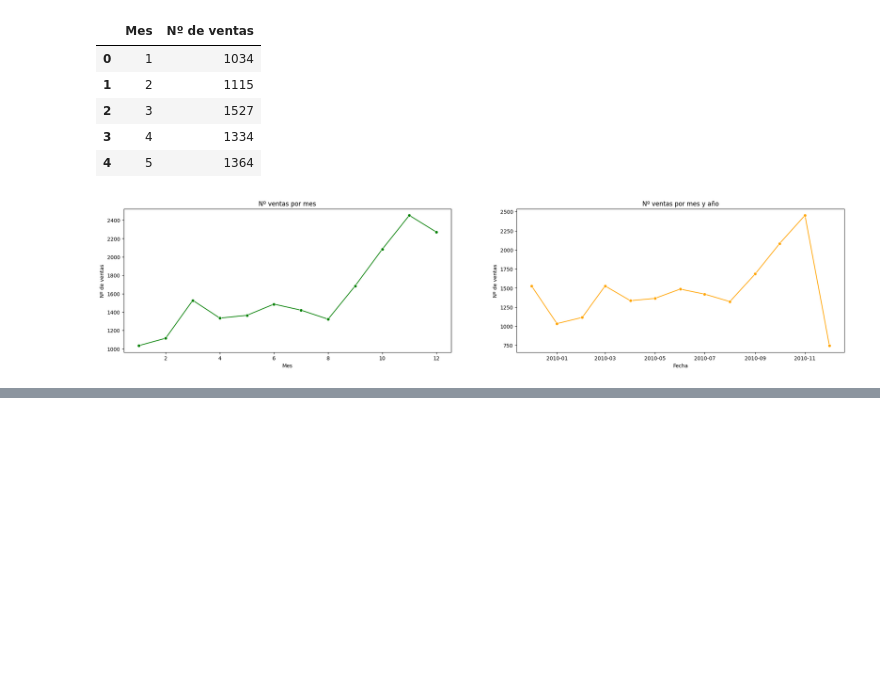
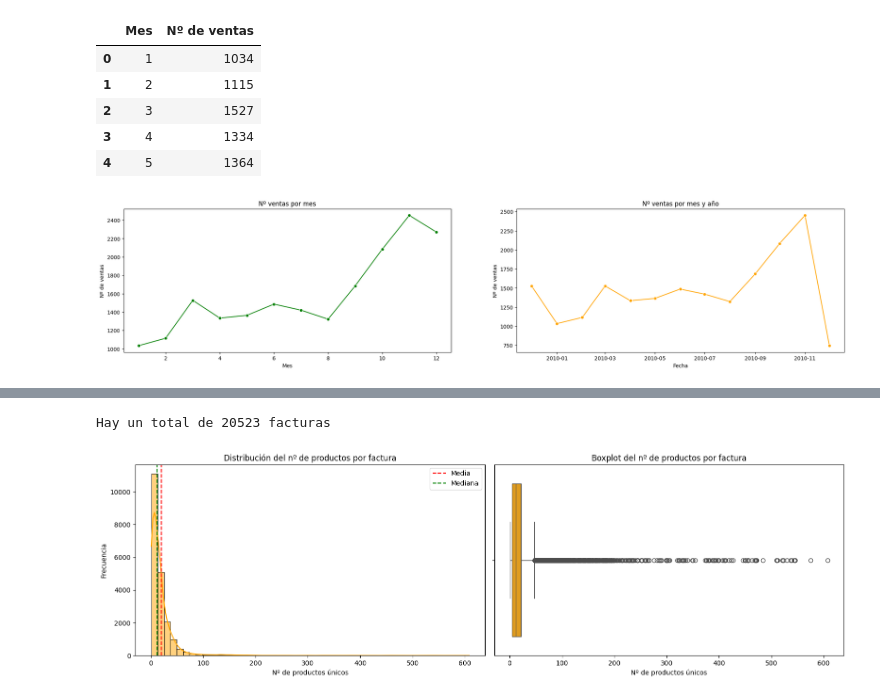
Before and after one commit to AnaAGG/Market-Basket-Analysis, a Jupyter notebook: notebooks/01-analisis-exploratorio.ipynb, the cells around one changed output, grey strips where cells are left out. Saved outputs shown, nothing was run; the diff lists cells and outputs as text; code cells hidden in the pictures; blank space fills up the shorter version.

```diff
--- a/notebooks/01-analisis-exploratorio.ipynb
+++ b/notebooks/01-analisis-exploratorio.ipynb
@@ -408,0 +348,43 @@ axes[1].set_title("Nº ventas por mes y año");
+# %%
+# nº de productos por factura
+df_productos_factura = df.groupby("Invoice")["Description"].nunique().reset_index().sort_values(by = "Description", ascending = False)
+df_productos_factura.rename(columns = {"Description": "Nº productos"}, inplace = True)
+df_productos_factura["Invoice"] = df_productos_factura["Invoice"].astype(str)
+
+print(f"Hay un total de {df_productos_factura.shape[0]} facturas")
+
+fig, axes = plt.subplots(nrows=1, ncols=2, figsize=(16, 5))
+
+sns.histplot(df_productos_factura["Nº productos"],
+             bins=50,
+             kde=True,
+             color="orange",
+             ax=axes[0])
+
+axes[0].axvline(df_productos_factura["Nº productos"].mean(),
+                color='red',
+                linestyle='--',
+                label='Media')
+
+axes[0].axvline(df_productos_factura["Nº productos"].median(),
+                color='green',
+                linestyle='--',
+                label='Mediana')
+
+axes[0].set_title("Distribución del nº de productos por factura")
+axes[0].set_xlabel("Nº de productos únicos")
+axes[0].set_ylabel("Frecuencia")
+axes[0].legend()
+
+
+sns.boxplot(x=df_productos_factura["Nº productos"],
+            color="orange",
+            ax=axes[1])
+
+axes[1].set_title("Boxplot del nº de productos por factura")
+axes[1].set_xlabel("Nº de productos únicos")
+
+plt.tight_layout();
+# %% [output]
+Hay un total de 20523 facturas
+[figure, added]
```
Also changed, not shown: parts of 19 cells of this notebook, 1 other file.
